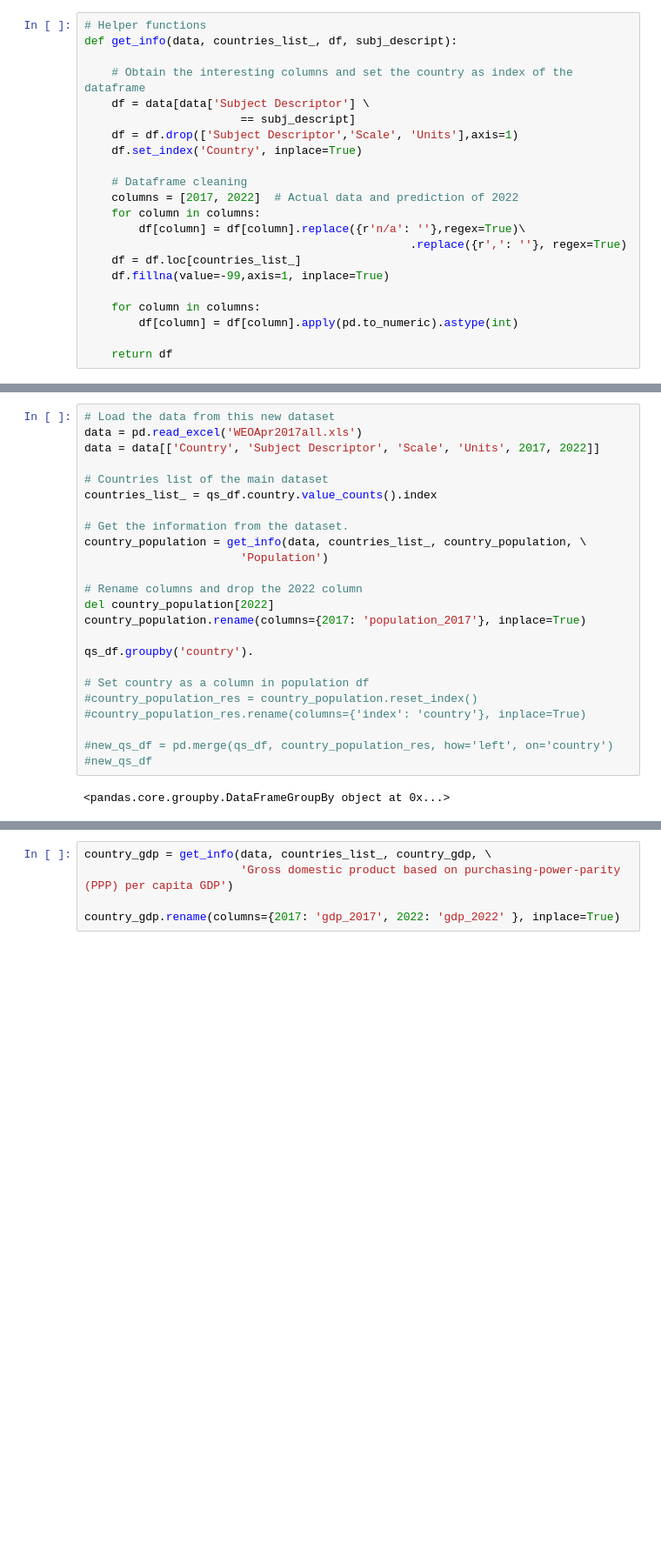
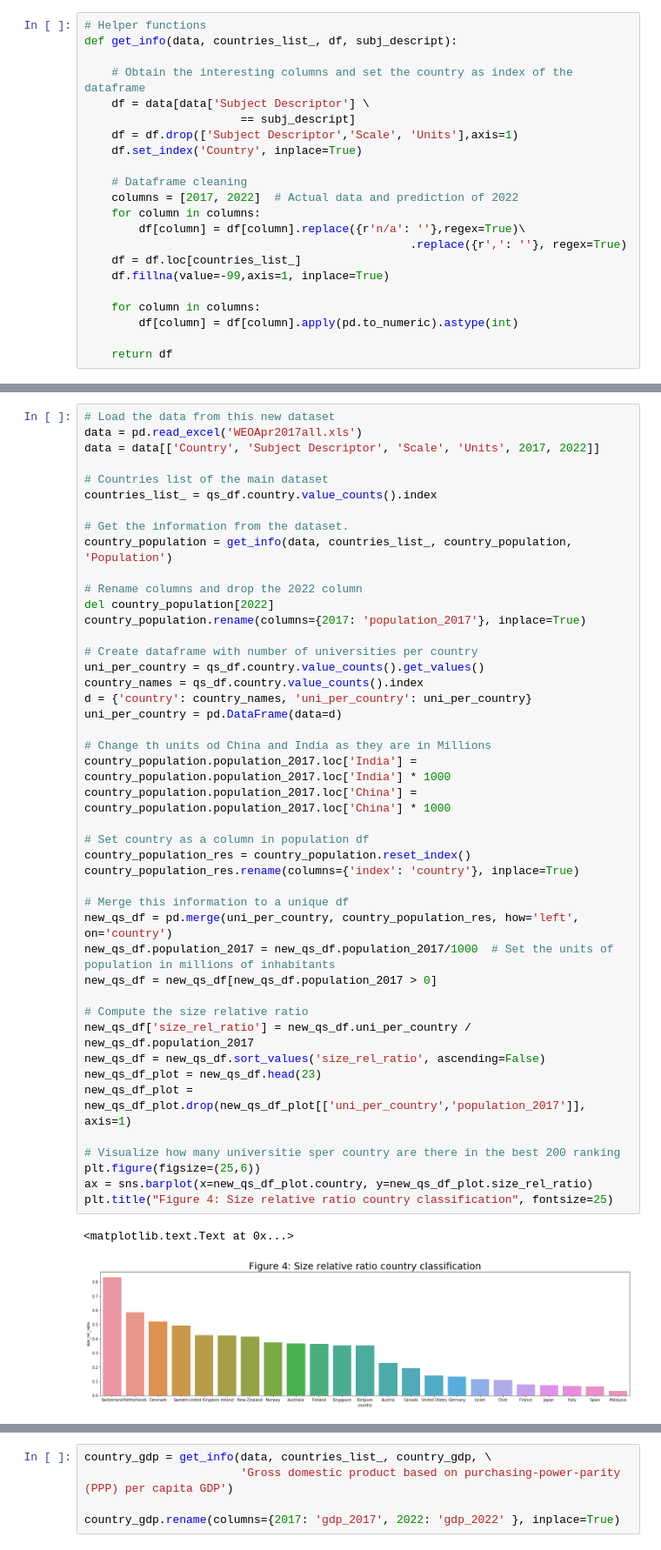
Before and after one commit to LucaZampieri/ADA_homework_LMX, a Jupyter notebook: 02 - Data from the Web/Xavi.ipynb, the cells around one changed output, grey strips where cells are left out. Shown at 87% size. Saved outputs shown, nothing was run; the diff lists cells and outputs as text; blank space fills up the shorter version.

```diff
--- a/02 - Data from the Web/Xavi.ipynb
+++ b/02 - Data from the Web/Xavi.ipynb
@@ -307,26 +311,47 @@ def get_info(data, countries_list_, df, subj_descript):
 # %%
 # Load the data from this new dataset
 data = pd.read_excel('WEOApr2017all.xls')
 data = data[['Country', 'Subject Descriptor', 'Scale', 'Units', 2017, 2022]]
 
 # Countries list of the main dataset
 countries_list_ = qs_df.country.value_counts().index
 
 # Get the information from the dataset.
-country_population = get_info(data, countries_list_, country_population, \
-                       'Population')
+country_population = get_info(data, countries_list_, country_population, 'Population')
 
 # Rename columns and drop the 2022 column
 del country_population[2022]
 country_population.rename(columns={2017: 'population_2017'}, inplace=True)
 
-qs_df.groupby('country').
+# Create dataframe with number of universities per country
+uni_per_country = qs_df.country.value_counts().get_values()
+country_names = qs_df.country.value_counts().index
+d = {'country': country_names, 'uni_per_country': uni_per_country}
+uni_per_country = pd.DataFrame(data=d)
+
+# Change th units od China and India as they are in Millions
+country_population.population_2017.loc['India'] = country_population.population_2017.loc['India'] * 1000
+country_population.population_2017.loc['China'] = country_population.population_2017.loc['China'] * 1000
 
 # Set country as a column in population df
-#country_population_res = country_population.reset_index()
-#country_population_res.rename(columns={'index': 'country'}, inplace=True)
+country_population_res = country_population.reset_index()
+country_population_res.rename(columns={'index': 'country'}, inplace=True)
 
-#new_qs_df = pd.merge(qs_df, country_population_res, how='left', on='country')
-#new_qs_df
+# Merge this information to a unique df
+new_qs_df = pd.merge(uni_per_country, country_population_res, how='left', on='country')
+new_qs_df.population_2017 = new_qs_df.population_2017/1000  # Set the units of population in millions of inhabitants
+new_qs_df = new_qs_df[new_qs_df.population_2017 > 0]
+
+# Compute the size relative ratio
+new_qs_df['size_rel_ratio'] = new_qs_df.uni_per_country / new_qs_df.population_2017
+new_qs_df = new_qs_df.sort_values('size_rel_ratio', ascending=False)
+new_qs_df_plot = new_qs_df.head(23)
+new_qs_df_plot = new_qs_df_plot.drop(new_qs_df_plot[['uni_per_country','population_2017']], axis=1)
+
+# Visualize how many universitie sper country are there in the best 200 ranking
+plt.figure(figsize=(25,6))
+ax = sns.barplot(x=new_qs_df_plot.country, y=new_qs_df_plot.size_rel_ratio)
+plt.title("Figure 4: Size relative ratio country classification", fontsize=25)
 # %% [output]
-<pandas.core.groupby.DataFrameGroupBy object at 0x...>
+<matplotlib.text.Text at 0x...>
+[figure, added]
```
Also changed, not shown: parts of 15 cells of this notebook.
